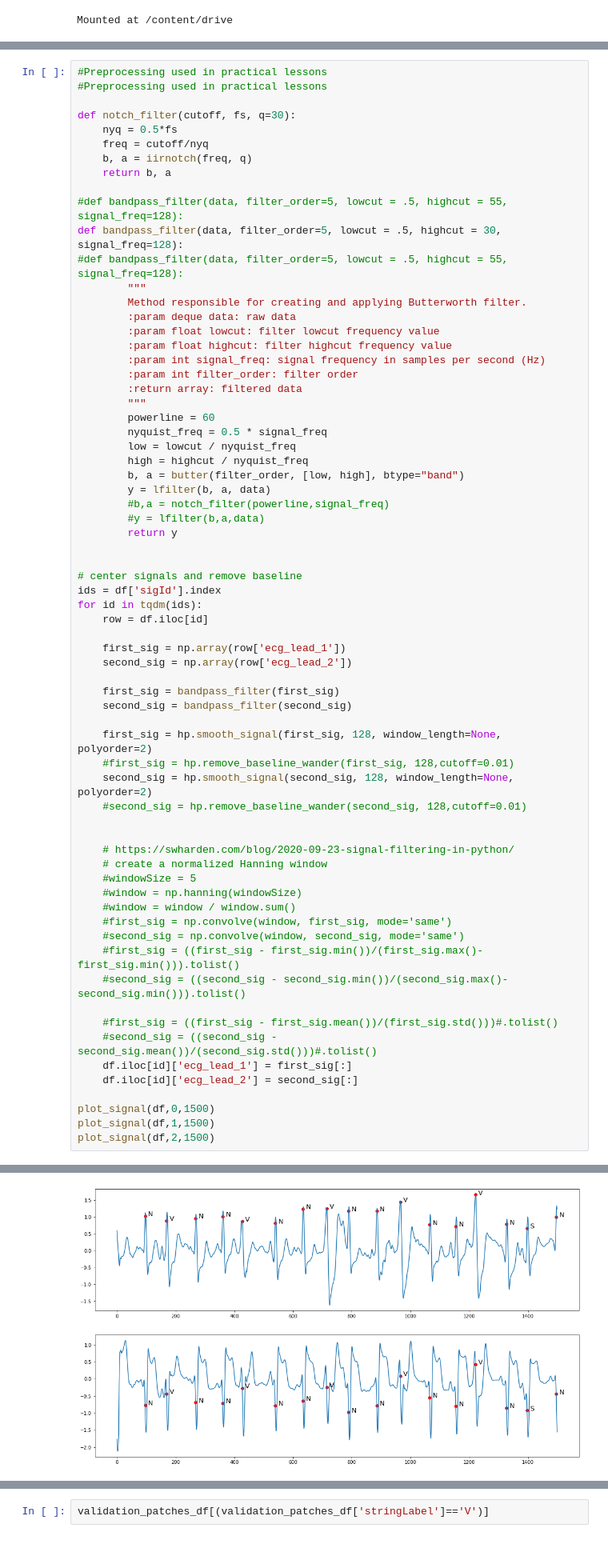
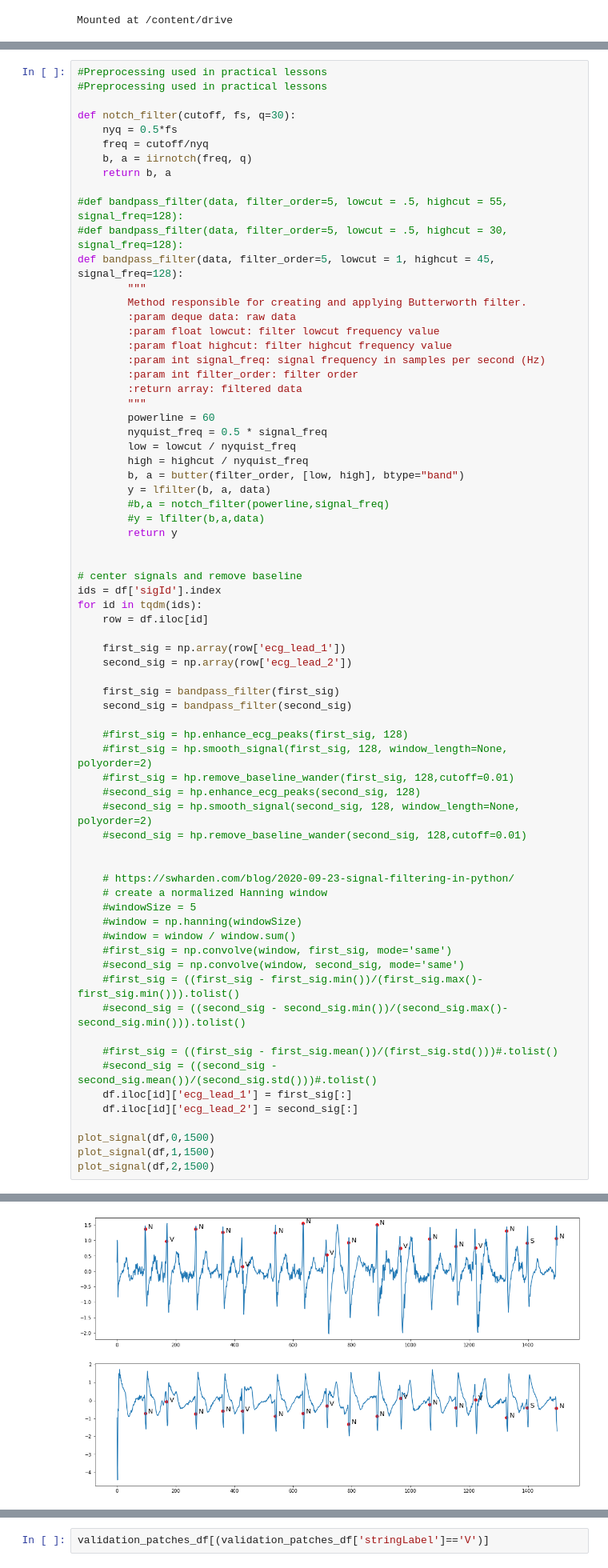
Before and after one commit to simonetome/Heartbeat-NSV-classification, a Jupyter notebook: ResNetBaseline.ipynb, the cells around one changed output, grey strips where cells are left out. Shown at 80% size. Cells and saved outputs as stored; diff of their text form.

```diff
--- a/ResNetBaseline.ipynb
+++ b/ResNetBaseline.ipynb
@@ -236,8 +236,8 @@ def notch_filter(cutoff, fs, q=30):
     return b, a
 
 #def bandpass_filter(data, filter_order=5, lowcut = .5, highcut = 55, signal_freq=128):
-def bandpass_filter(data, filter_order=5, lowcut = .5, highcut = 30, signal_freq=128):
-#def bandpass_filter(data, filter_order=5, lowcut = .5, highcut = 55, signal_freq=128):
+#def bandpass_filter(data, filter_order=5, lowcut = .5, highcut = 30, signal_freq=128):
+def bandpass_filter(data, filter_order=5, lowcut = 1, highcut = 45, signal_freq=128):
         """
         Method responsible for creating and applying Butterworth filter.
         :param deque data: raw data
@@ -266,34 +266,36 @@ for id in tqdm(ids):
     first_sig = np.array(row['ecg_lead_1'])
     second_sig = np.array(row['ecg_lead_2'])
 
     first_sig = bandpass_filter(first_sig)
     second_sig = bandpass_filter(second_sig)
 
-    first_sig = hp.smooth_signal(first_sig, 128, window_length=None, polyorder=2)
+    #first_sig = hp.enhance_ecg_peaks(first_sig, 128)
+    #first_sig = hp.smooth_signal(first_sig, 128, window_length=None, polyorder=2)
     #first_sig = hp.remove_baseline_wander(first_sig, 128,cutoff=0.01)
-    second_sig = hp.smooth_signal(second_sig, 128, window_length=None, polyorder=2)
+    #second_sig = hp.enhance_ecg_peaks(second_sig, 128)
+    #second_sig = hp.smooth_signal(second_sig, 128, window_length=None, polyorder=2)
     #second_sig = hp.remove_baseline_wander(second_sig, 128,cutoff=0.01)
 
 
     # https://swharden.com/blog/2020-09-23-signal-filtering-in-python/
     # create a normalized Hanning window
     #windowSize = 5
     #window = np.hanning(windowSize)
     #window = window / window.sum()
     #first_sig = np.convolve(window, first_sig, mode='same')
     #second_sig = np.convolve(window, second_sig, mode='same')
     #first_sig = ((first_sig - first_sig.min())/(first_sig.max()-first_sig.min())).tolist()
     #second_sig = ((second_sig - second_sig.min())/(second_sig.max()-second_sig.min())).tolist()
 
     #first_sig = ((first_sig - first_sig.mean())/(first_sig.std()))#.tolist()
     #second_sig = ((second_sig - second_sig.mean())/(second_sig.std()))#.tolist()
     df.iloc[id]['ecg_lead_1'] = first_sig[:]
     df.iloc[id]['ecg_lead_2'] = second_sig[:]
 
 plot_signal(df,0,1500)
 plot_signal(df,1,1500)
 plot_signal(df,2,1500)
 # %% [output]
 ['N', 'V', 'N', 'N', 'V', 'N', 'N', 'V', 'N', 'N', 'V', 'N', 'N', 'V', 'N', 'S', 'N']
-[figure, old version]
+[figure, new version]
 ['N', 'N', 'V', 'N', 'N', 'N', 'V', 'N', 'N', 'N', 'V', 'N', 'N', 'N', 'V']
```
Also changed, not shown: parts of 13 cells of this notebook.
